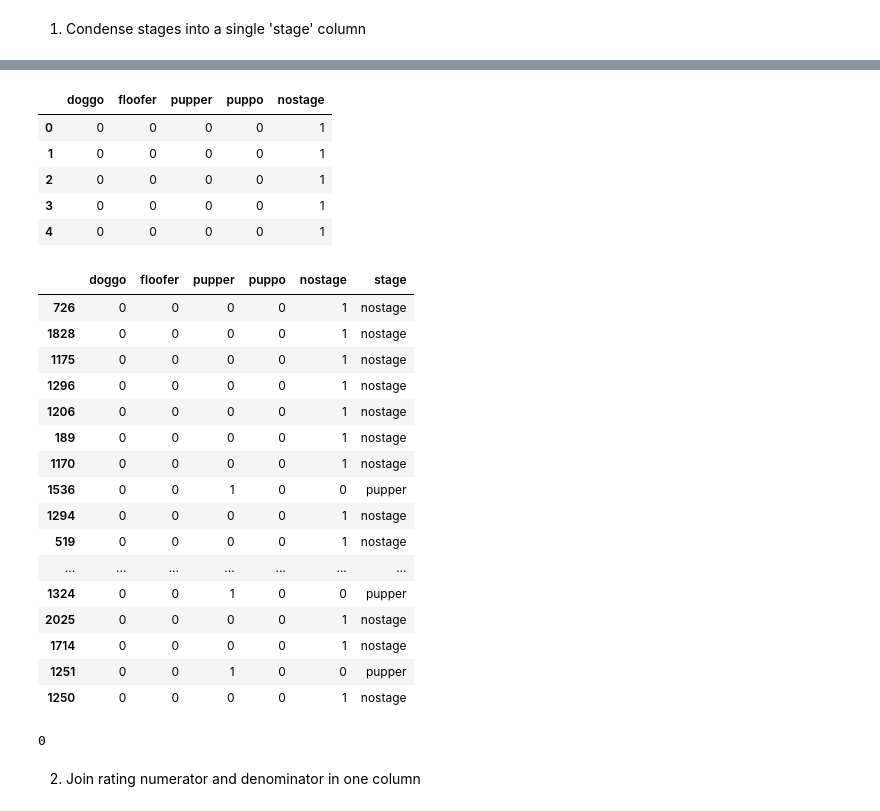
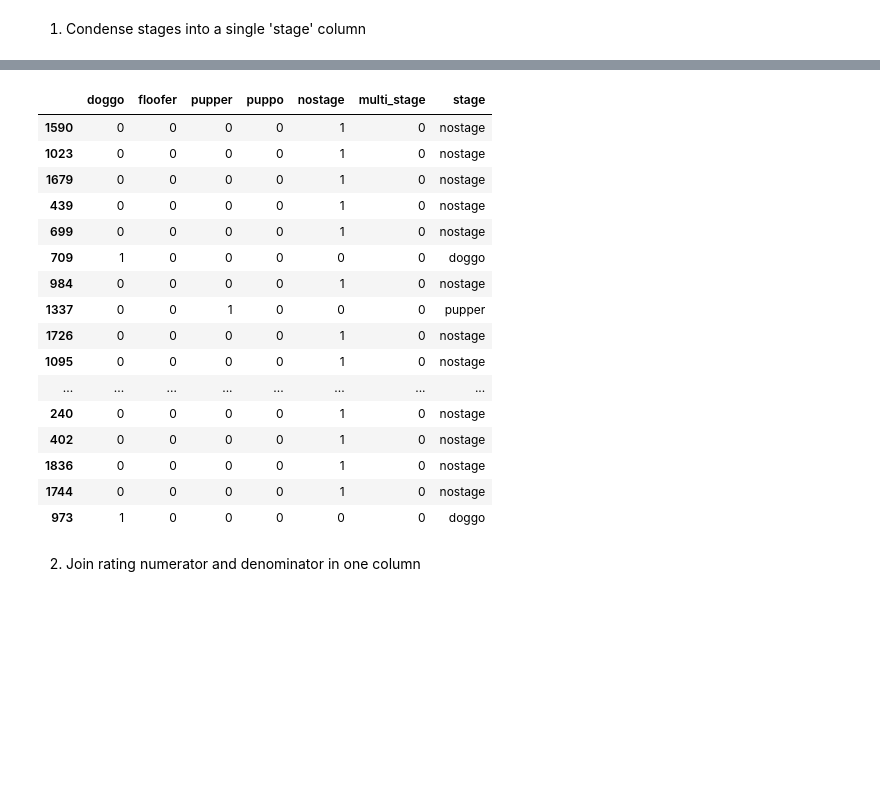
Before and after one commit to eherdter/FunData, a Jupyter notebook: WeRateDogs_TwitterAnalysis/wrangle_act.ipynb, the cells around one changed output, grey strips where cells are left out. Drawn from its saved outputs; the diff is of its cells as text; code cells hidden in the pictures; blank space fills up the shorter version.

Commit message:
feat: Separate text and url, remove excess columns, change some datatype

```diff
--- a/WeRateDogs_TwitterAnalysis/wrangle_act.ipynb
+++ b/WeRateDogs_TwitterAnalysis/wrangle_act.ipynb
@@ -721,0 +756,5 @@ df1.loc[411, 'rating_denominator'] = 'None'
+# %%
+#extract the url and make a new column
+df1['url'] = 'https' + df1.text.str.split('https', expand=True)[1]
+# extract just the text
+df1['text'] = df1.text.str.split('https', expand=True)[0]
@@ -721,0 +773,4 @@ df1.loc[411, 'rating_denominator'] = 'None'
+# %%
+df1['timestamp']=pd.to_datetime(df1['timestamp'])
+df1['retweeted_status_timestamp']=pd.to_datetime(df1['retweeted_status_timestamp'])
+df1['date']=pd.to_datetime(df1['date'])
@@ -793,0 +856,7 @@ df1.tweet_id.duplicated().sum()
+# %%
+#because there are 10 instances of multiple stages now I need to add another column to specify multiple stage
+# assign a multi_stage variable to a value of 2 instead of 1 which will be important for when using idxmax below
+
+df1['multi_stage'] = np.where(df1[col_list].sum(axis=1) > 1, 2, 0)
+#test it out
+df1[df1['multi_stage'] ==2].loc[:,'doggo':'multi_stage']
@@ -794,18 +880,30 @@ df1.tweet_id.duplicated().sum()
 # %%
+#assign stage
 #need to basically reverse a call to get_dummies (even though it's likely this was not done in the first place)
 #condense the 0s and 1s
-df1.loc[:,'doggo':'puppo'] == 1
 
-#add another column if there are no zeros to make it fully look like one hot encoded
-col_list = ['doggo', 'floofer', 'pupper', 'puppo']
-df1['nostage'] = np.where(df1[col_list].sum(axis=1) == 1, 0, 1)
+
+df1['stage']= (df1.loc[:,['doggo', 'floofer', 'pupper','puppo', 'nostage', 'multi_stage']]).idxmax(axis=1)
 # %%
 #test it out
-df1.loc[:,['doggo', 'floofer', 'pupper','puppo', 'nostage']].head()
+df1[['doggo', 'floofer', 'pupper','puppo', 'nostage', 'multi_stage', 'stage']].sample(19)
+#test to make sure I havent duplicated anything
+#df1.duplicated().sum()
 # %% [output]
-|  | doggo | floofer | pupper | puppo | nostage |
-| 0 | 0 | 0 | 0 | 0 | 1 |
-| 1 | 0 | 0 | 0 | 0 | 1 |
-| 2 | 0 | 0 | 0 | 0 | 1 |
-| 3 | 0 | 0 | 0 | 0 | 1 |
-| 4 | 0 | 0 | 0 | 0 | 1 |
+|  | doggo | floofer | pupper | puppo | nostage | multi_stage | stage |
+| 1590 | 0 | 0 | 0 | 0 | 1 | 0 | nostage |
+| 1023 | 0 | 0 | 0 | 0 | 1 | 0 | nostage |
+| 1679 | 0 | 0 | 0 | 0 | 1 | 0 | nostage |
+| 439 | 0 | 0 | 0 | 0 | 1 | 0 | nostage |
+| 699 | 0 | 0 | 0 | 0 | 1 | 0 | nostage |
+| 709 | 1 | 0 | 0 | 0 | 0 | 0 | doggo |
+| 984 | 0 | 0 | 0 | 0 | 1 | 0 | nostage |
+| 1337 | 0 | 0 | 1 | 0 | 0 | 0 | pupper |
+| 1726 | 0 | 0 | 0 | 0 | 1 | 0 | nostage |
+| 1095 | 0 | 0 | 0 | 0 | 1 | 0 | nostage |
+| ... | ... | ... | ... | ... | ... | ... | ... |
+| 240 | 0 | 0 | 0 | 0 | 1 | 0 | nostage |
+| 402 | 0 | 0 | 0 | 0 | 1 | 0 | nostage |
+| 1836 | 0 | 0 | 0 | 0 | 1 | 0 | nostage |
+| 1744 | 0 | 0 | 0 | 0 | 1 | 0 | nostage |
+| 973 | 1 | 0 | 0 | 0 | 0 | 0 | doggo |
@@ -815,26 +909,0 @@ df1['stage']= (df1.loc[:,['doggo', 'floofer', 'pupper','puppo', 'nostage']]).idx
-# %%
-#test it out
-df1[['doggo', 'floofer', 'pupper','puppo', 'nostage', 'stage']].sample(19)
-# %% [output]
-|  | doggo | floofer | pupper | puppo | nostage | stage |
-| 726 | 0 | 0 | 0 | 0 | 1 | nostage |
-| 1828 | 0 | 0 | 0 | 0 | 1 | nostage |
-| 1175 | 0 | 0 | 0 | 0 | 1 | nostage |
-| 1296 | 0 | 0 | 0 | 0 | 1 | nostage |
-| 1206 | 0 | 0 | 0 | 0 | 1 | nostage |
-| 189 | 0 | 0 | 0 | 0 | 1 | nostage |
-| 1170 | 0 | 0 | 0 | 0 | 1 | nostage |
-| 1536 | 0 | 0 | 1 | 0 | 0 | pupper |
-| 1294 | 0 | 0 | 0 | 0 | 1 | nostage |
-| 519 | 0 | 0 | 0 | 0 | 1 | nostage |
-| ... | ... | ... | ... | ... | ... | ... |
-| 1324 | 0 | 0 | 1 | 0 | 0 | pupper |
-| 2025 | 0 | 0 | 0 | 0 | 1 | nostage |
-| 1714 | 0 | 0 | 0 | 0 | 1 | nostage |
-| 1251 | 0 | 0 | 1 | 0 | 0 | pupper |
-| 1250 | 0 | 0 | 0 | 0 | 1 | nostage |
-# %%
-#test to make sure I havent duplicated anything
-df1.duplicated().sum()
-# %% [output]
-0
```
Also changed, not shown: parts of 62 cells of this notebook.
